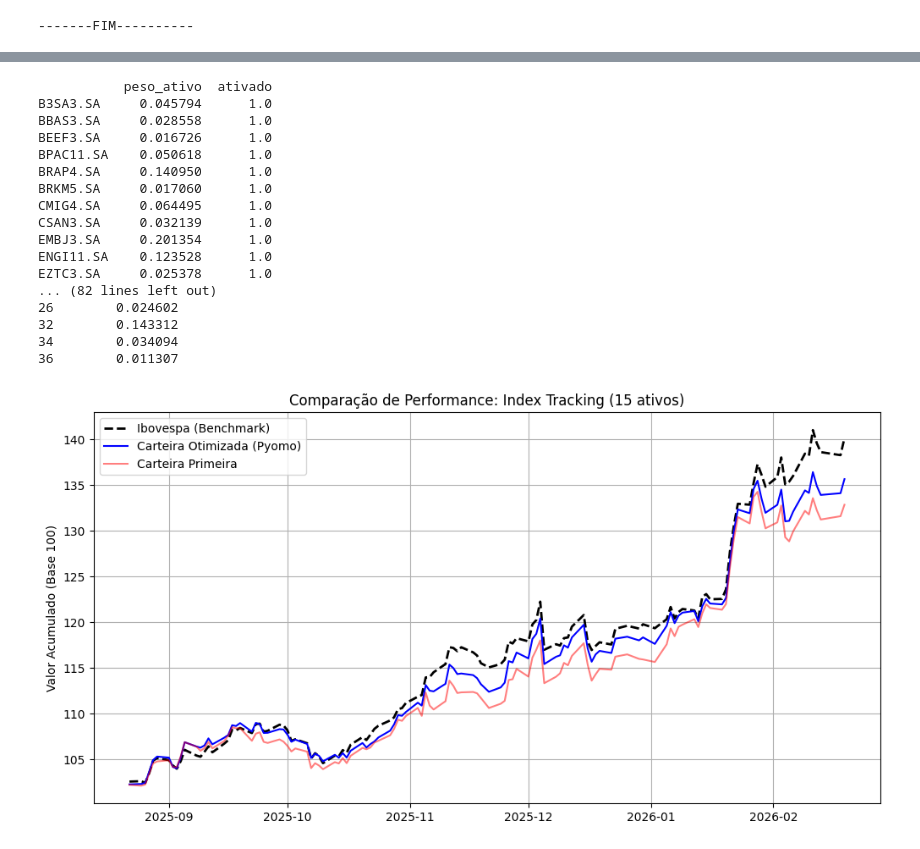
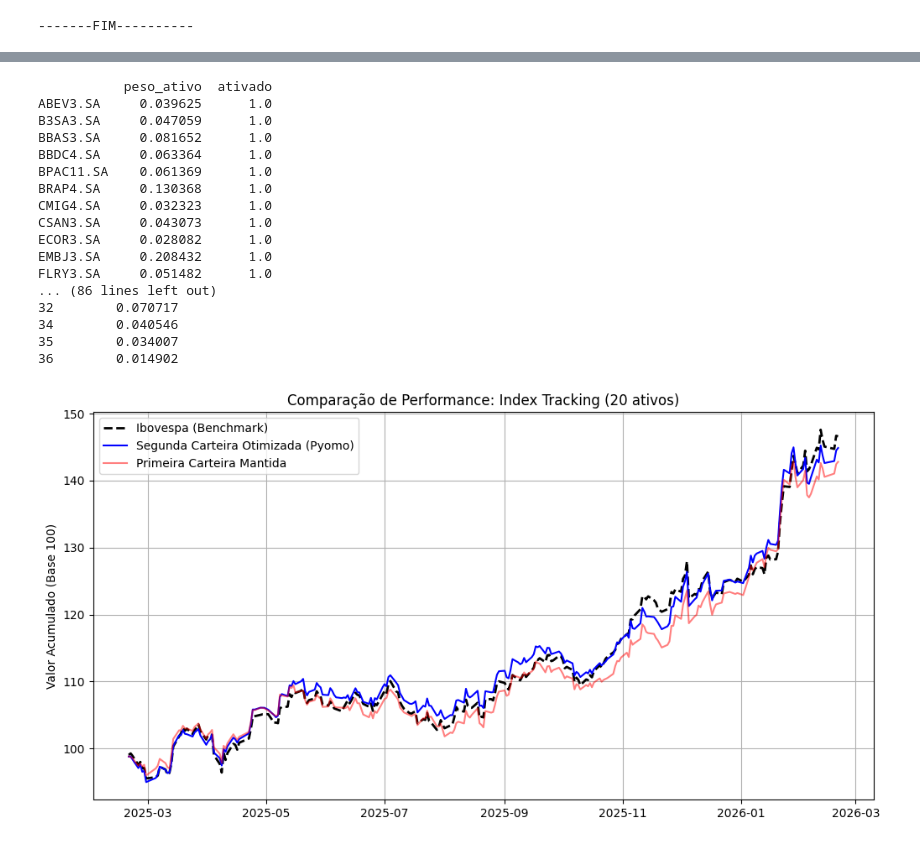
Before and after one commit to JoaoNogaroli/mestrado, a Jupyter notebook: app_modelo_rebalanceamento_custo_transacao.ipynb, the cells around one changed output, grey strips where cells are left out. Cells and saved outputs as stored; diff of their text form; code cells hidden in the pictures.

```diff
--- a/app_modelo_rebalanceamento_custo_transacao.ipynb
+++ b/app_modelo_rebalanceamento_custo_transacao.ipynb
@@ -115,2 +118,17 @@ $BRFS3.SA: possibly delisted; no price data found  (period=1y) (Yahoo error = "N
 [*********************100%***********************]  1 of 1 completed
 [*********************100%***********************]  1 of 1 completed
+# %%
+# ESSA LINHA É EXECUTADA UMA VEZ, PARA EXCLUIR A PRIMEIRA LINHA DO DF
+retornos_ativos2 = retornos_ativos2.drop(index=['2024-02-20'])
+# %%
+print(retornos_ativos2.shape)
+retornos_ativos2 = retornos_ativos2.dropna(axis=0, how='all')
+print(retornos_ativos2.shape)
+retornos_ativos2 = retornos_ativos2.dropna(axis=1, how='all')
+print(retornos_ativos2.shape)
+# print(retornos_ativos2.isnull().sum())
+null_ativos2 = retornos_ativos2.isnull().sum()
+# print(len(null_ativos2[null_ativos2<5].index))
+# print(len(null_ativos2.index))
+ativos2_com_null_menor_5 = null_ativos2[null_ativos2<5].index
+(retornos_ativos2[ativos2_com_null_menor_5]==0).sum()<20
@@ -117,4 +155,10 @@ $BRFS3.SA: possibly delisted; no price data found  (period=1y) (Yahoo error = "N
 # %%
+
+
+retornos_ativos = retornos_ativos2.dropna(axis=1, how='any').dropna(axis=0, how='any')
+retorno_ibov = retorno_ibov2.dropna(axis=1, how='any').dropna(axis=0, how='any')
+common_index = retornos_ativos.index.intersection(retorno_ibov.index)
+print(common_index)
 retorno_ibov = retorno_ibov.loc[common_index]
 retornos_ativos = retornos_ativos.loc[common_index]
 metade_ativo = len(retornos_ativos)//2
@@ -321,7 +387,7 @@ model_B.y = pyo.Var(model_B.A, within=pyo.Binary) #nova cardinalidade
 model_B.compra =pyo.Var(model_B.A, bounds=(0,1))
 model_B.venda =pyo.Var(model_B.A, bounds=(0,1))
 custo_taxa = 0.0003 # = 0.25%
-
+tamanho_carteira_final = 20
 #OBJETIVO
 def func_objetivo_2(model_B):
     #como se trata de 2 momentos, o tracking e o custo de transação
@@ -355,7 +421,7 @@ model_B.model_B_soma_peso_1 = pyo.Constraint( rule=model_B_soma_peso_1)
 def model_B_y_cardinalidade(model_B):
     return sum(
         model_B.y[a] for a in model_B.A
-    ) <= 20
+    ) <= tamanho_carteira_final
 model_B.model_B_y_cardinalidade = pyo.Constraint(rule = model_B_y_cardinalidade)
 
 def model_B_x_y(model_B, a):
@@ -417,52 +483,53 @@ print(df_mudancas2)
 print(carteira_final)
 # %% [output]
            peso_ativo  ativado
-B3SA3.SA     0.045794      1.0
-BBAS3.SA     0.028558      1.0
-BEEF3.SA     0.016726      1.0
-BPAC11.SA    0.050618      1.0
-BRAP4.SA     0.140950      1.0
-BRKM5.SA     0.017060      1.0
-CMIG4.SA     0.064495      1.0
-CSAN3.SA     0.032139      1.0
-EMBJ3.SA     0.201354      1.0
-ENGI11.SA    0.123528      1.0
-EZTC3.SA     0.025378      1.0
-... (82 lines left out)
-26        0.024602
-32        0.143312
-34        0.034094
-36        0.011307
+ABEV3.SA     0.039625      1.0
+B3SA3.SA     0.047059      1.0
+BBAS3.SA     0.081652      1.0
+BBDC4.SA     0.063364      1.0
+BPAC11.SA    0.061369      1.0
+BRAP4.SA     0.130368      1.0
+CMIG4.SA     0.032323      1.0
+CSAN3.SA     0.043073      1.0
+ECOR3.SA     0.028082      1.0
+EMBJ3.SA     0.208432      1.0
+FLRY3.SA     0.051482      1.0
+... (86 lines left out)
+32        0.070717
+34        0.040546
+35        0.034007
+36        0.014902
 # %%
 carteira_final2 = carteira_final['Peso_otimizado'].reset_index().drop(columns=['index']).set_index(carteira_final['Ativo'])
 ativos_selecionados2 = carteira_final['Ativo'].tolist()
 retornos_carteira2 = retornos_ativos_segunda_metade[ativos_selecionados2]
 carteira_otimizada2 = 1 + (retornos_carteira2*carteira_final2['Peso_otimizado']).sum(axis=1)
 
 ativos_carteira_primeira = df_final.index
 retornos_carteira_primeira = retornos_ativos_segunda_metade[ativos_carteira_primeira]
 carteira_primeira = 1 +(retornos_carteira_primeira*df_final['peso_ativo']).sum(axis=1)
 
 # 3. Transformar em Retorno Acumulado (Base 100)
 acum_otimizado2 = (carteira_otimizada2).cumprod() *100
 acum_otimizado1 = (carteira_primeira).cumprod() *100
 # acum_equi = (carteira_equi).cumprod() * 100
 acum_ibov2 = (1 + retornos_ibov_segunda_metade['IBOV']).cumprod() * 100
 
 # print(acum_otimizado2[-1])
 # # print(acum_equi[-1])
 # print(acum_ibov[-1])
 
 # 4. Plotar o Gráfico
 plt.figure(figsize=(12, 6))
 plt.plot(acum_ibov2, label='Ibovespa (Benchmark)', color='black', linewidth=2, linestyle='--')
-plt.plot(acum_otimizado2, label='Carteira Otimizada (Pyomo)', color='blue')
-plt.plot(acum_otimizado1, label='Carteira Primeira', color='red', alpha=0.5)
+plt.plot(acum_otimizado2, label='Segunda Carteira Otimizada (Pyomo)', color='blue')
+plt.plot(acum_otimizado1, label='Primeira Carteira Mantida', color='red', alpha=0.5)
 
-plt.title('Comparação de Performance: Index Tracking (15 ativos)')
+texto_titulo = f'Comparação de Performance: Index Tracking ({tamanho_carteira_final} ativos)'
+plt.title(texto_titulo)
 plt.ylabel('Valor Acumulado (Base 100)')
 plt.legend()
 plt.grid(True)
 plt.show()
 # %% [output]
-[figure, old version]
+[figure, new version]
```
Also changed, not shown: parts of 10 cells of this notebook.
